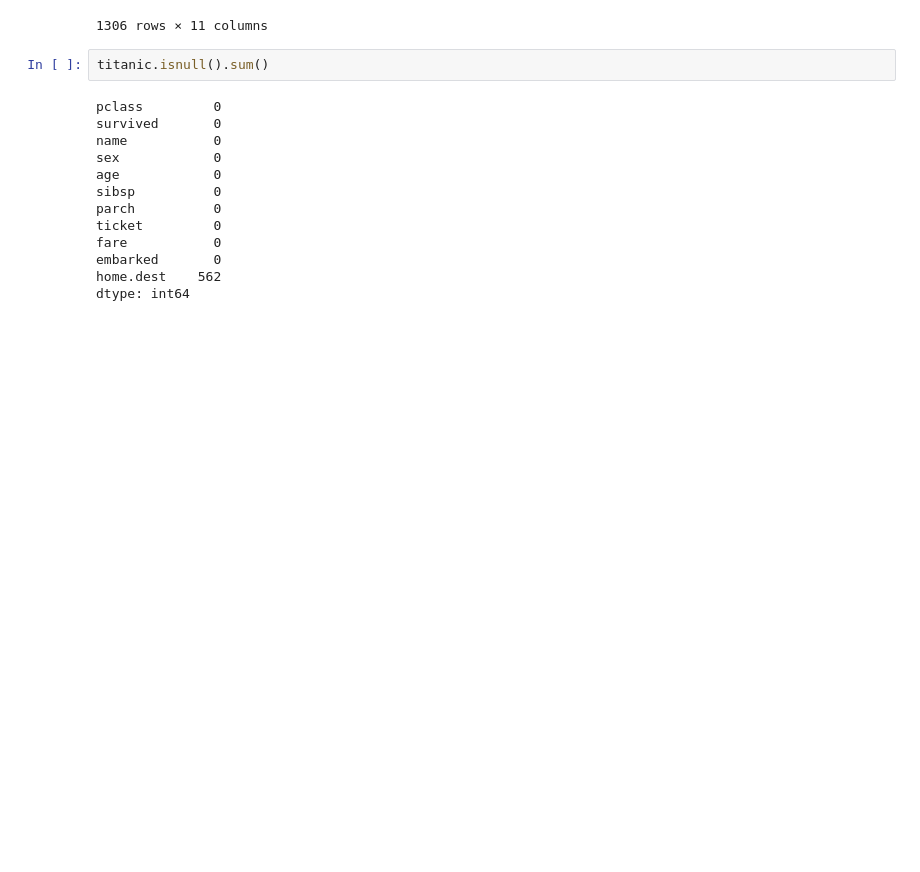
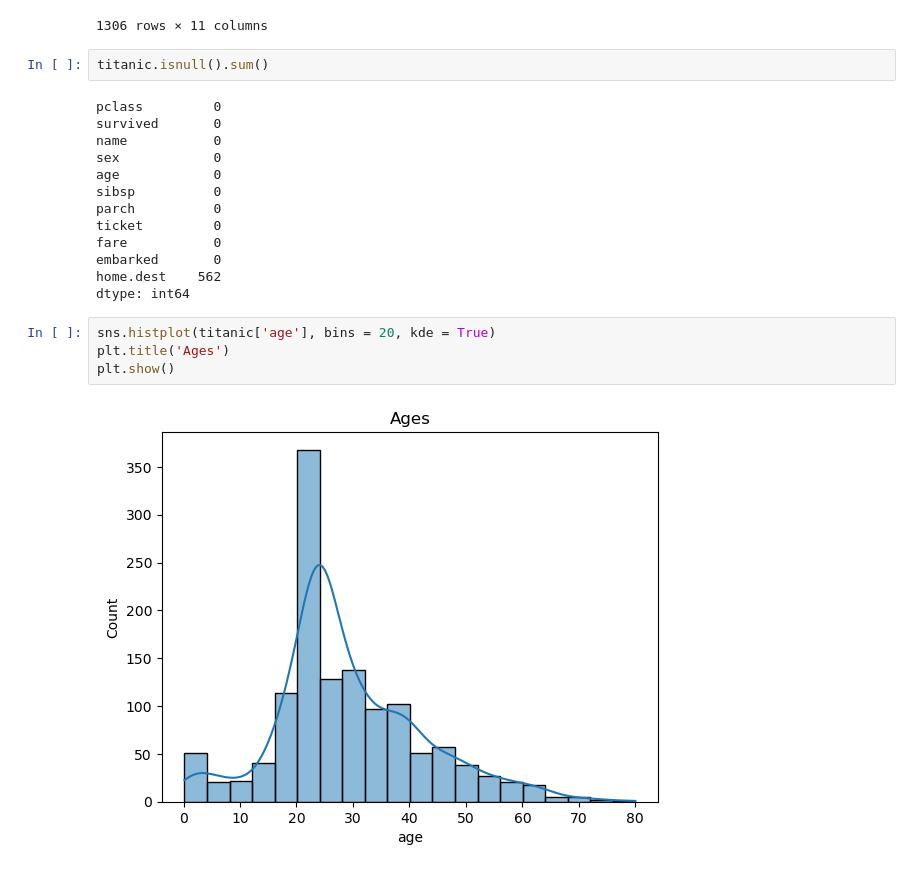
Before and after one commit to sourceCodeSherpa/csaafrica_intro_to_ds, a Jupyter notebook: notebooks/group_discussion.ipynb, the cells around one changed output. Drawn from its saved outputs; the diff is of its cells as text; blank space fills up the shorter version.

```diff
--- a/notebooks/group_discussion.ipynb
+++ b/notebooks/group_discussion.ipynb
@@ -140,3 +126,9 @@ fare           0
 embarked       0
 home.dest    562
 dtype: int64
+# %%
+sns.histplot(titanic['age'], bins = 20, kde = True)
+plt.title('Ages')
+plt.show()
+# %% [output]
+[figure, added]
```
Also changed, not shown: parts of 1 cell of this notebook, 2 other files.
